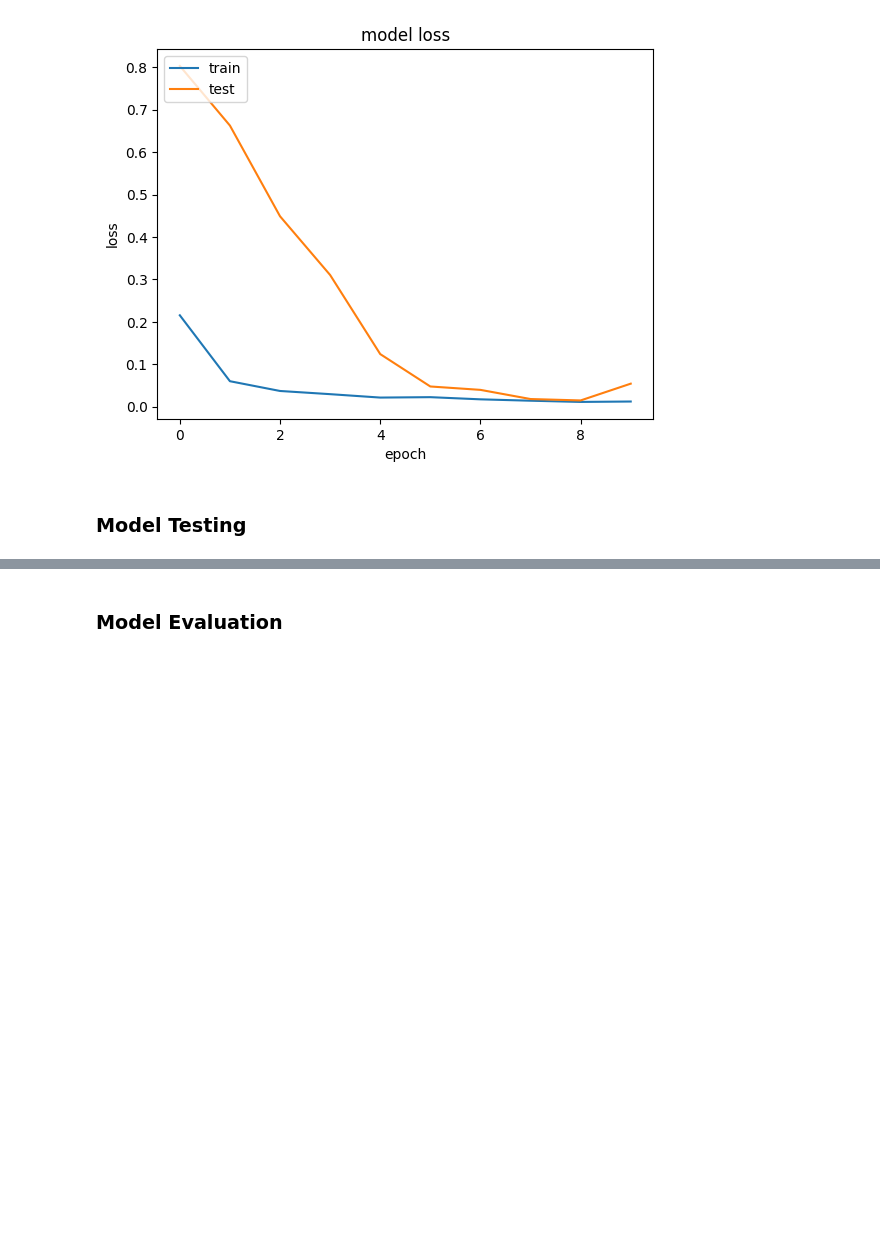
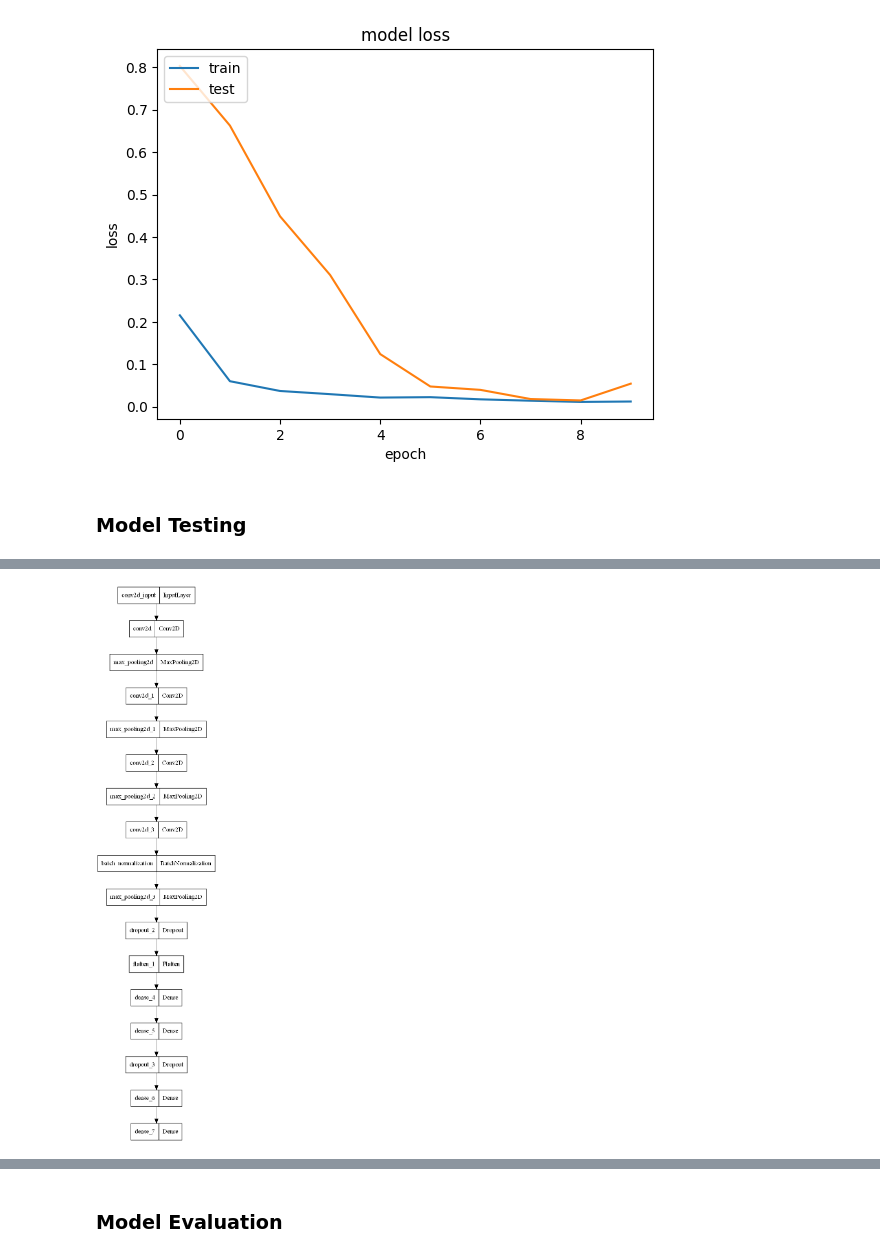
Before and after one commit to Safwan-ullah-khan/drivers-drowsiness-detection, a Jupyter notebook: drowsiness_detection.ipynb, the cells around one changed output, grey strips where cells are left out. Saved outputs shown, nothing was run; the diff lists cells and outputs as text; code cells hidden in the pictures; blank space fills up the shorter version.

```diff
--- a/drowsiness_detection.ipynb
+++ b/drowsiness_detection.ipynb
@@ -299,3 +287,7 @@ trained_model = load_model('model.h5')
+# %%
+tf.keras.utils.plot_model(trained_model)
+# %% [output]
+[figure, added]
 # %%
 ## Loading the test data
 
```
Also changed, not shown: parts of 30 cells of this notebook, 1 other file.
